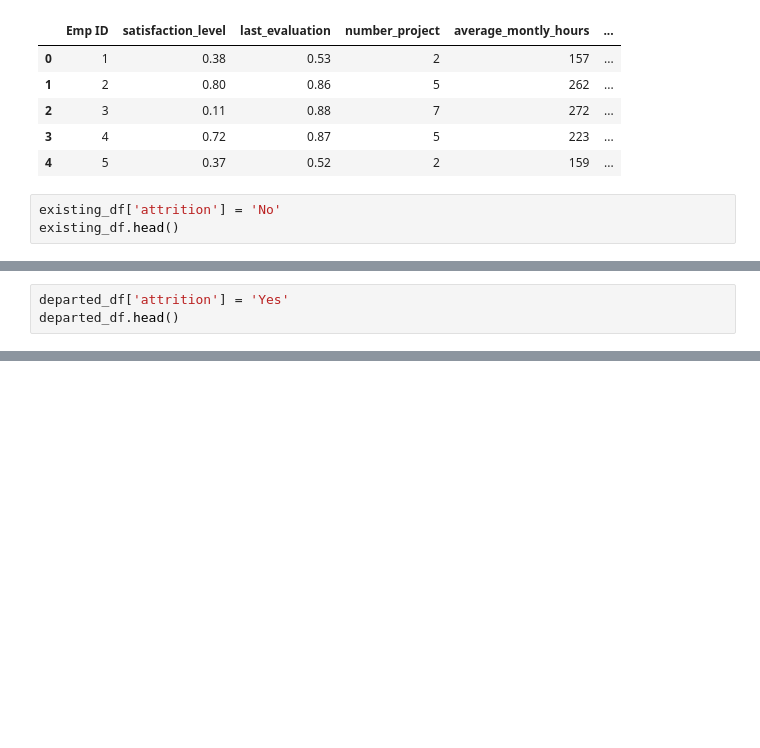
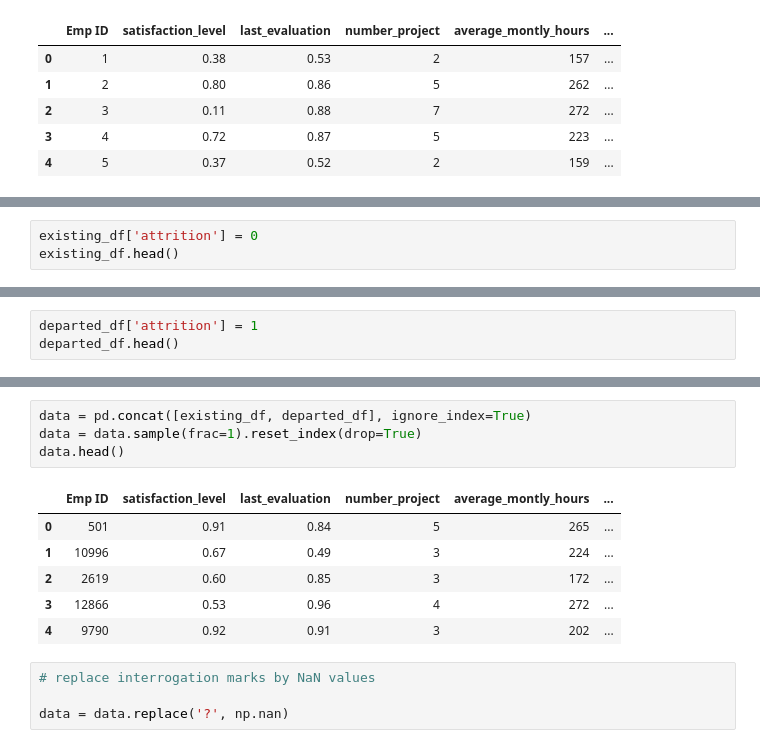
Before and after one commit to ovokpus/Employee-Attrition-Predictor, a Jupyter notebook: eda-experiments/eda-experiment.ipynb, the cells around one changed output, grey strips where cells are left out. Drawn from its saved outputs; the diff is of its cells as text; blank space fills up the shorter version.

```diff
--- a/eda-experiments/eda-experiment.ipynb
+++ b/eda-experiments/eda-experiment.ipynb
@@ -30,6 +44,3 @@ departed_df.head()
 | 2 | 3 | 0.11 | 0.88 | 7 | 272 | ... |
 | 3 | 4 | 0.72 | 0.87 | 5 | 223 | ... |
 | 4 | 5 | 0.37 | 0.52 | 2 | 159 | ... |
-# %%
-existing_df['attrition'] = 'No'
-existing_df.head()
@@ -43,3 +46,0 @@ existing_df.head()
-# %%
-departed_df['attrition'] = 'Yes'
-departed_df.head()
@@ -369,0 +47,3 @@ print(model.predict_proba(kk))
+# %%
+existing_df['attrition'] = 0
+existing_df.head()
@@ -369,0 +57,3 @@ print(model.predict_proba(kk))
+# %%
+departed_df['attrition'] = 1
+departed_df.head()
@@ -369,0 +67,15 @@ print(model.predict_proba(kk))
+# %%
+data = pd.concat([existing_df, departed_df], ignore_index=True)
+data = data.sample(frac=1).reset_index(drop=True)
+data.head()
+# %% [output]
+|  | Emp ID | satisfaction_level | last_evaluation | number_project | average_montly_hours | ... |
+| 0 | 501 | 0.91 | 0.84 | 5 | 265 | ... |
+| 1 | 10996 | 0.67 | 0.49 | 3 | 224 | ... |
+| 2 | 2619 | 0.60 | 0.85 | 3 | 172 | ... |
+| 3 | 12866 | 0.53 | 0.96 | 4 | 272 | ... |
+| 4 | 9790 | 0.92 | 0.91 | 3 | 202 | ... |
+# %%
+# replace interrogation marks by NaN values
+
+data = data.replace('?', np.nan)
```
Also changed, not shown: parts of 54 cells of this notebook, 1 other file.
